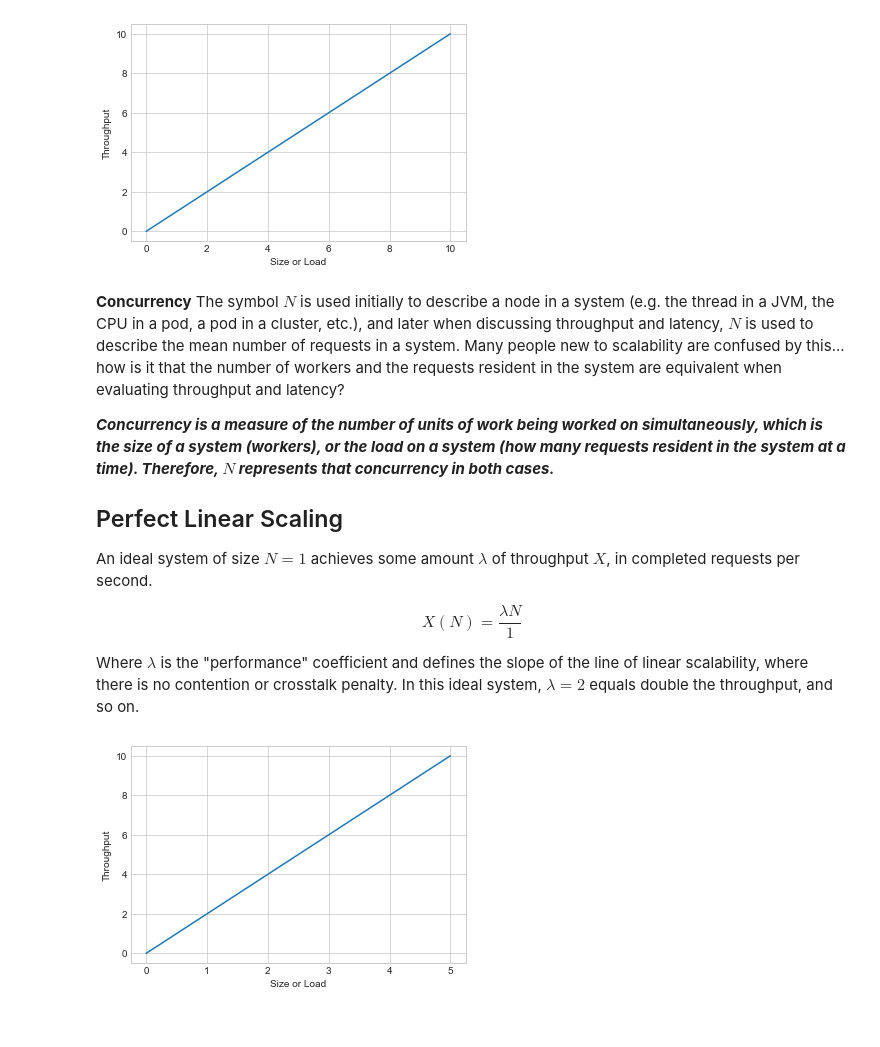
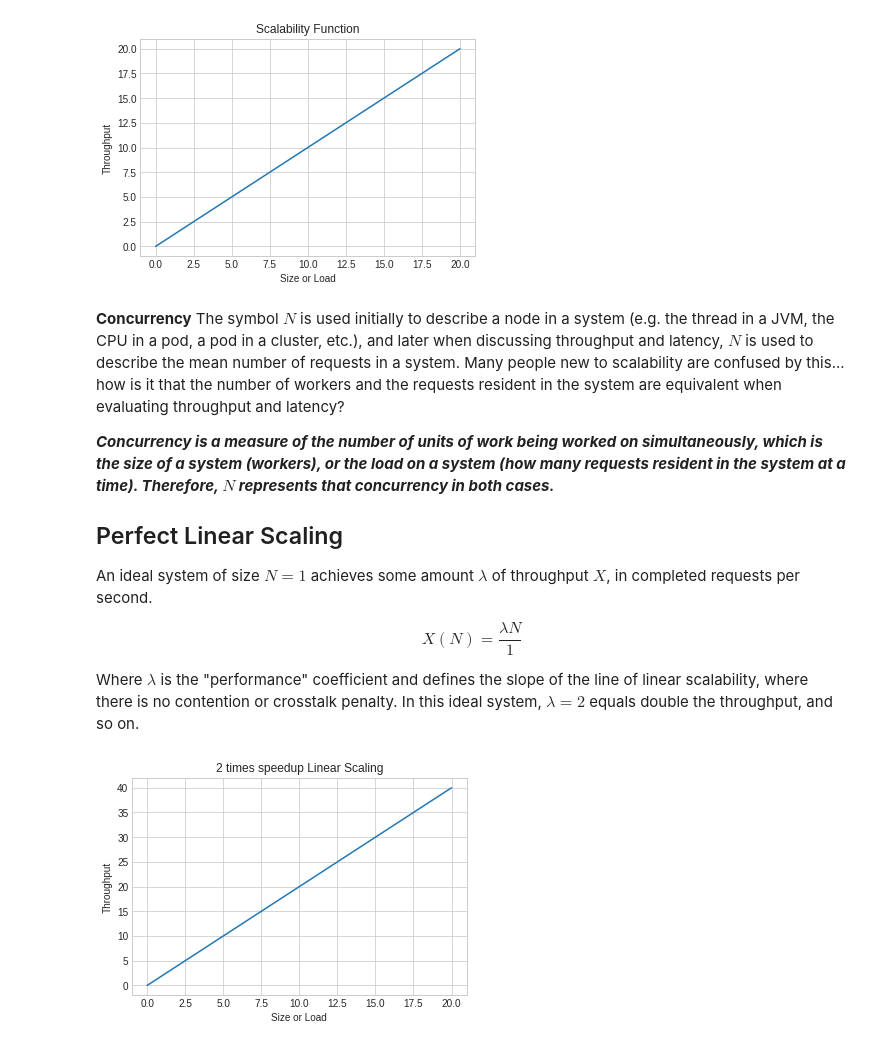
Before and after one commit to Nuvalence/scale-ops, a Jupyter notebook: scaling-laws.ipynb, the cells around one changed output. Cells and saved outputs as stored; diff of their text form; code cells hidden in the pictures.

```diff
--- a/scaling-laws.ipynb
+++ b/scaling-laws.ipynb
@@ -14,3 +1,37 @@ plt.style.use('seaborn-whitegrid')
+# %%
+import pandas as pd
+import numpy as np
+import matplotlib as mpl
+import matplotlib.pyplot as plt
+
+plt.style.use('seaborn-whitegrid')
+
+def perfect_scale(N, λ):
+  return (λ * N) / 1
+
+
+def amdahl_scale(N, λ, σ):
+  return (λ * N) / (1 + (σ * (N - 1)))
+
+
+def usl_scale(N, λ, σ, κ):
+  return (λ * N) / (1 + (σ * (N - 1)) + (κ * N * (N - 1)))
+
+
+def annot_max(x,y, ax=None):
+    xmax = x[np.argmax(y)]
+    ymax = y.max()
+    text= "Nmax={:.3f}, X(N)={:.3f}".format(xmax, ymax)
+    if not ax:
+        ax=plt.gca()
+    bbox_props = dict(boxstyle="square,pad=0.3", fc="w", ec="k", lw=0.72)
+    arrowprops=dict(arrowstyle="->",connectionstyle="angle,angleA=0,angleB=60")
+    kw = dict(xycoords='data',textcoords="axes fraction",
+              arrowprops=arrowprops, bbox=bbox_props, ha="right", va="top")
+    ax.annotate(text, xy=(xmax, ymax), xytext=(0.94,0.96), **kw)
+
+
+N = np.linspace(0, 20)
 # %% [markdown]
 # Scaling Laws and Modeling
 
@@ -38,18 +59,17 @@ Fundamentally, scalability is a _function of size_ or _load_, which are both mea
 **Scalability is a mathematical function, with size or load on the $X$ axis, and throughput on the $Y$ axis.**
 # %%
 fig1 = plt.figure()
-ax1 = fig1.add_subplot()
-x1 = np.linspace(0, 10)
-ax1.set_xlabel('Size or Load')
-ax1.set_ylabel('Throughput')
-_ = ax1.plot(x1, x1) # hides the text output of the plot
+ax1 = plt.axes()
+x1 = np.linspace(0, 20)
+ax1.set(xlabel='Size or Load', ylabel='Throughput', title='Scalability Function')
+_ = ax1.plot(x1, x1) # hides the text output of plot
 # %% [output]
-[figure, old version]
+[figure, new version]
 # %% [markdown]
 **Concurrency**
 The symbol $N$ is used initially to describe a node in a system (e.g. the thread in a JVM, the CPU in a pod, a pod in a cluster, etc.), and later when discussing throughput and latency, $N$ is used to describe the mean number of requests in a system. Many people new to scalability are confused by this... how is it that the number of workers and the requests resident in the system are equivalent when evaluating throughput and latency?
 
-**_Concurrency is a measure of the number of units of work being worked on simultaneously, which is the size of a system (workers), or the load on a system (how many requests resident in the system at a time). Therefore, $N$ represents that concurrency in both cases._**
+_**Concurrency is a measure of the number of units of work being worked on simultaneously, which is the size of a system (workers), or the load on a system (how many requests resident in the system at a time). Therefore, $N$ represents that concurrency in both cases.**_
 
 ## Perfect Linear Scaling
 
@@ -62,14 +82,12 @@ X(N)=\frac{\lambda N}1
 Where $\lambda$ is the "performance" coefficient and defines the slope of the line of linear scalability, where there is no contention or crosstalk penalty. In this ideal system, $\lambda=2$ equals double the throughput, and so on.
 # %%
 fig2 = plt.figure()
-ax2 = fig2.add_subplot()
-N2 = np.linspace(0, 5)
-ax2.set_xlabel('Size or Load')
-ax2.set_ylabel('Throughput')
+ax2 = plt.axes()
+ax2.set(xlabel='Size or Load', ylabel='Throughput', title='2 times speedup Linear Scaling')
 l2 = 2
-_ = ax2.plot(N2, l2 * N2)
+_ = ax2.plot(N, perfect_scale(N, l2))
 # %% [output]
-[figure, old version]
+[figure, new version]
 # %% [markdown]
 ## Serialization penalty and Amdahl's Law
 
```
Also changed, not shown: parts of 9 cells of this notebook.
